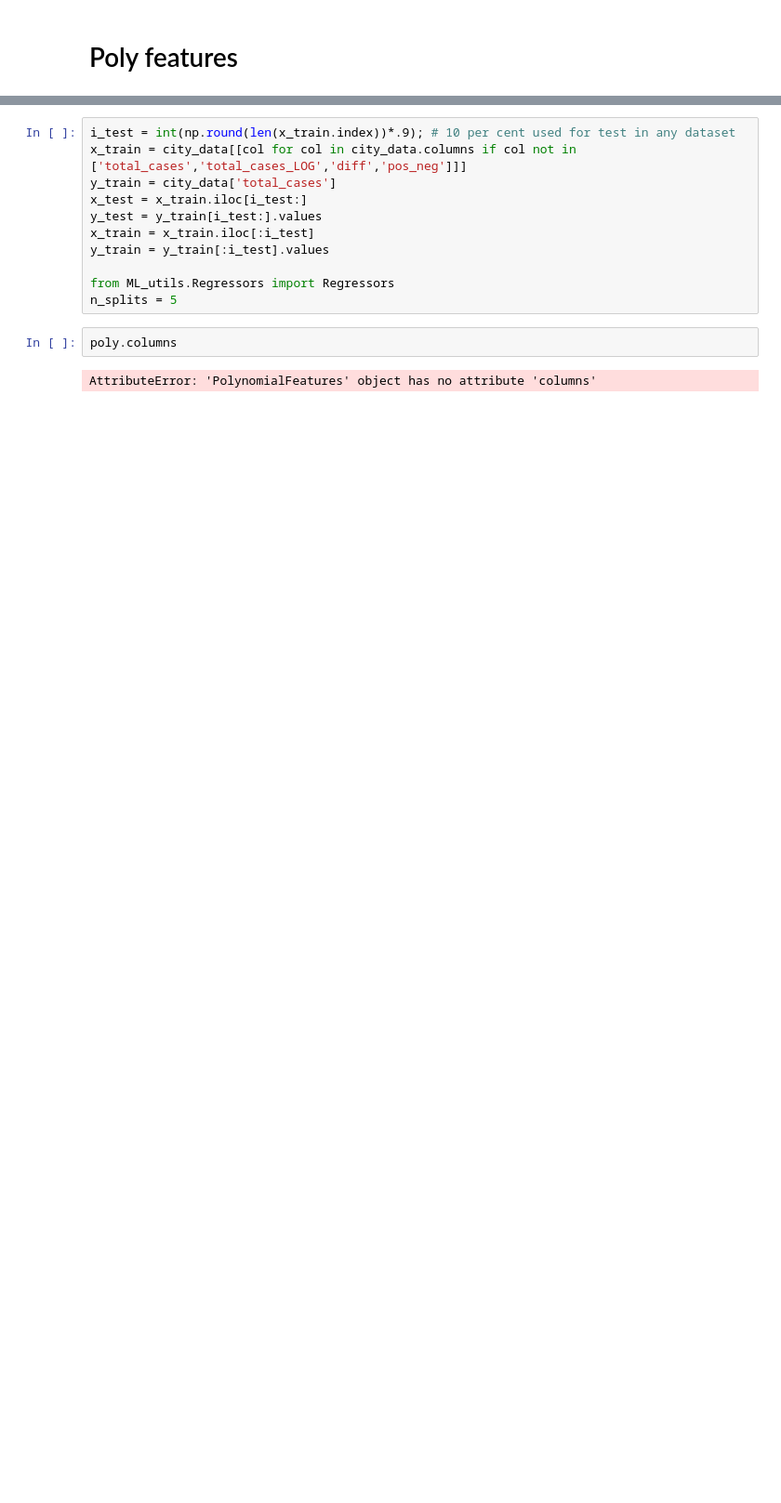
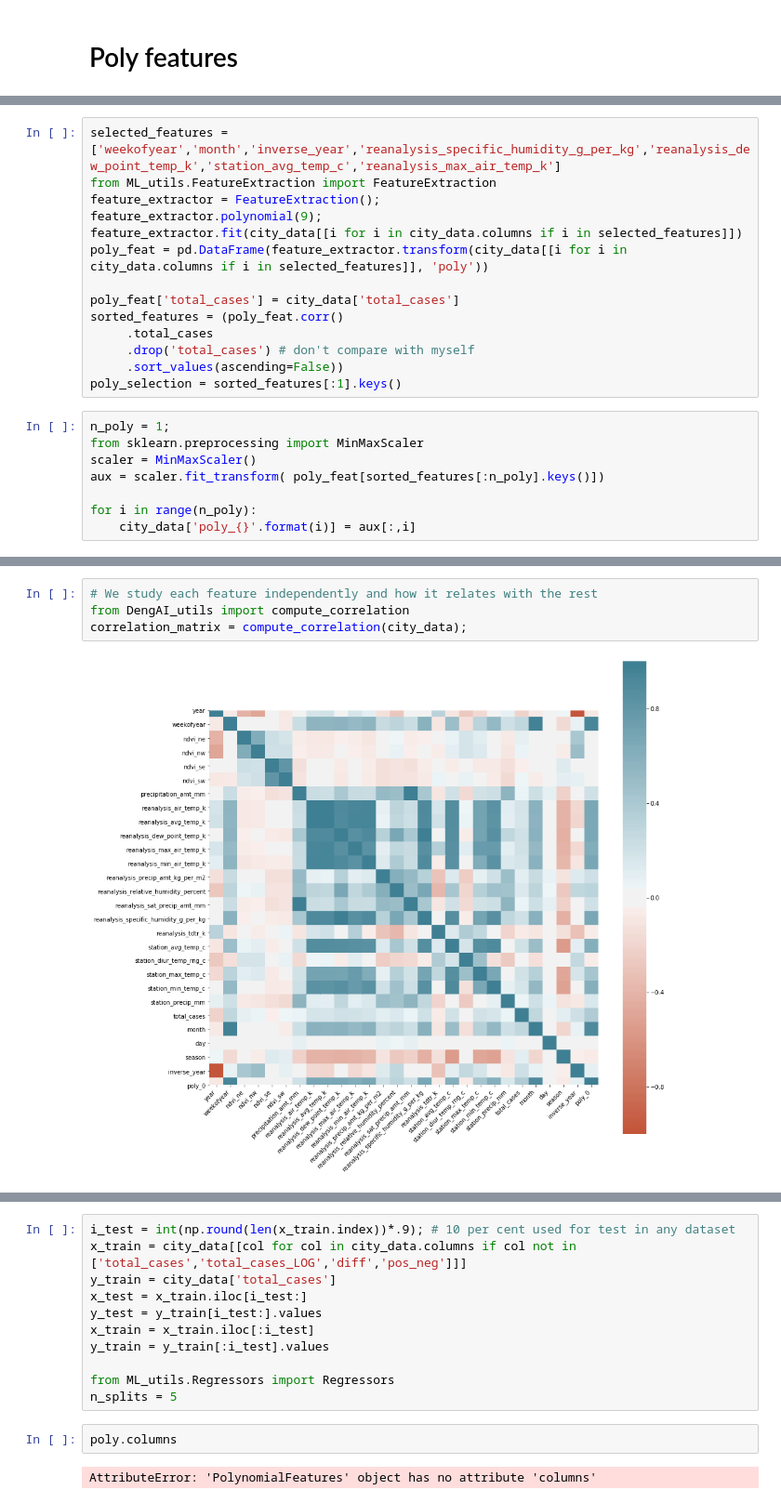
Before and after one commit to arodriguezhidalgo/DengAI_proposal, a Jupyter notebook: Model.ipynb, the cells around one changed output, grey strips where cells are left out. Shown at 93% size. Saved outputs shown, nothing was run; the diff lists cells and outputs as text; blank space fills up the shorter version.

```diff
--- a/Model.ipynb
+++ b/Model.ipynb
@@ -280,0 +224,22 @@ POLY:  [2 0 0 1 0 0 7]
+# %%
+selected_features = ['weekofyear','month','inverse_year','reanalysis_specific_humidity_g_per_kg','reanalysis_dew_point_temp_k','station_avg_temp_c','reanalysis_max_air_temp_k']
+from ML_utils.FeatureExtraction import FeatureExtraction
+feature_extractor = FeatureExtraction();
+feature_extractor.polynomial(9);
+feature_extractor.fit(city_data[[i for i in city_data.columns if i in selected_features]])
+poly_feat = pd.DataFrame(feature_extractor.transform(city_data[[i for i in city_data.columns if i in selected_features]], 'poly'))
+
+poly_feat['total_cases'] = city_data['total_cases']
+sorted_features = (poly_feat.corr()
+     .total_cases
+     .drop('total_cases') # don't compare with myself
+     .sort_values(ascending=False))
+poly_selection = sorted_features[:1].keys()
+# %%
+n_poly = 1;
+from sklearn.preprocessing import MinMaxScaler
+scaler = MinMaxScaler()
+aux = scaler.fit_transform( poly_feat[sorted_features[:n_poly].keys()])
+
+for i in range(n_poly):
+    city_data['poly_{}'.format(i)] = aux[:,i]
@@ -280,0 +252,6 @@ POLY:  [2 0 0 1 0 0 7]
+# %%
+# We study each feature independently and how it relates with the rest
+from DengAI_utils import compute_correlation
+correlation_matrix = compute_correlation(city_data);
+# %% [output]
+[figure, added]
```
Also changed, not shown: parts of 10 cells of this notebook, 3 other files.
